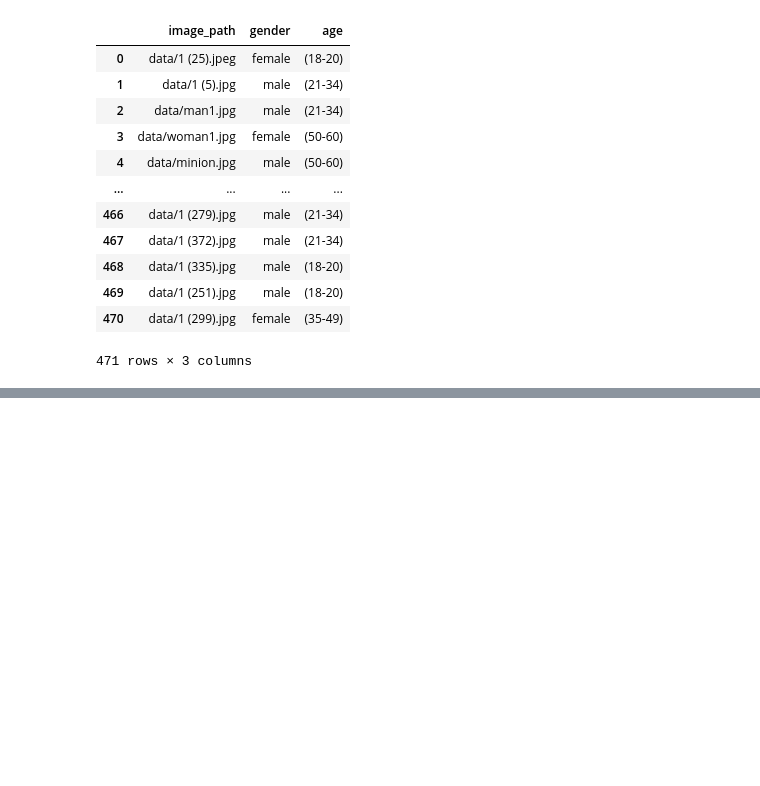
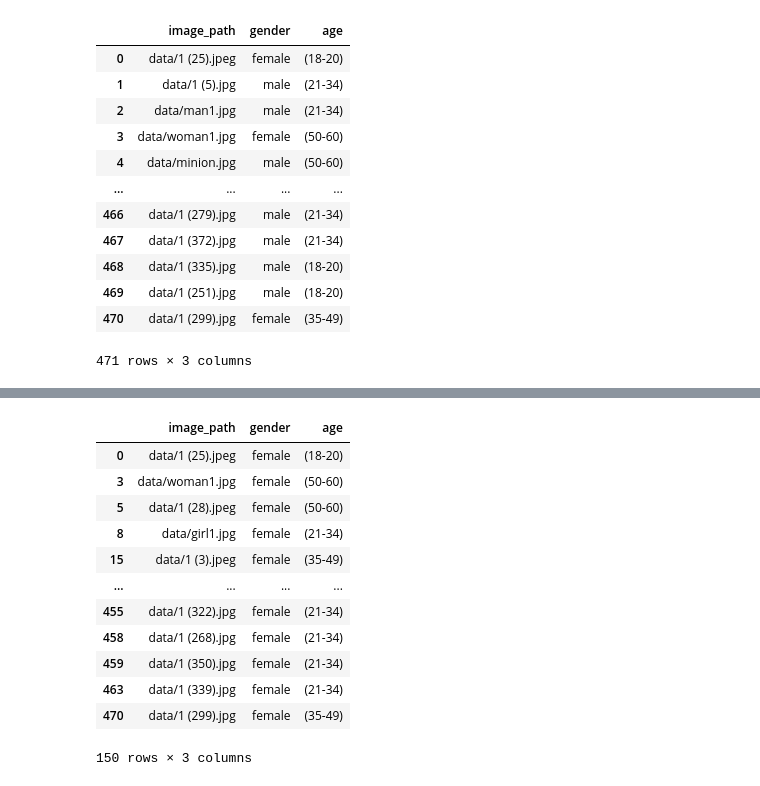
Before and after one commit to ninamcunha/amooora, a Jupyter notebook: notebooks/dedemenezes_final_lda.ipynb, the cells around one changed output, grey strips where cells are left out. Drawn from its saved outputs; the diff is of its cells as text; code cells hidden in the pictures; blank space fills up the shorter version.

```diff
--- a/notebooks/dedemenezes_final_lda.ipynb
+++ b/notebooks/dedemenezes_final_lda.ipynb
@@ -377,0 +398,16 @@ imgs_df[]
+# %%
+female_images_df
+# %% [output]
+|  | image_path | gender | age |
+| 0 | data/1 (25).jpeg | female | (18-20) |
+| 3 | data/woman1.jpg | female | (50-60) |
+| 5 | data/1 (28).jpeg | female | (50-60) |
+| 8 | data/girl1.jpg | female | (21-34) |
+| 15 | data/1 (3).jpeg | female | (35-49) |
+| ... | ... | ... | ... |
+| 455 | data/1 (322).jpg | female | (21-34) |
+| 458 | data/1 (268).jpg | female | (21-34) |
+| 459 | data/1 (350).jpg | female | (21-34) |
+| 463 | data/1 (339).jpg | female | (21-34) |
+| 470 | data/1 (299).jpg | female | (35-49) |
+150 rows × 3 columns
```
Also changed, not shown: parts of 8 cells of this notebook.
